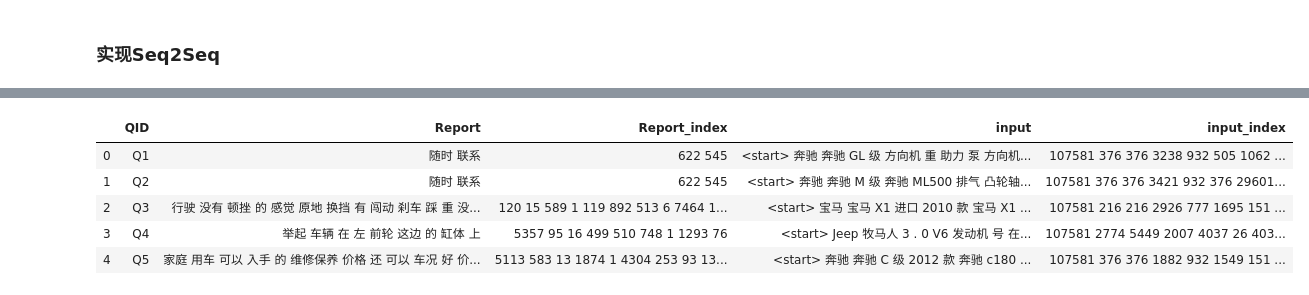
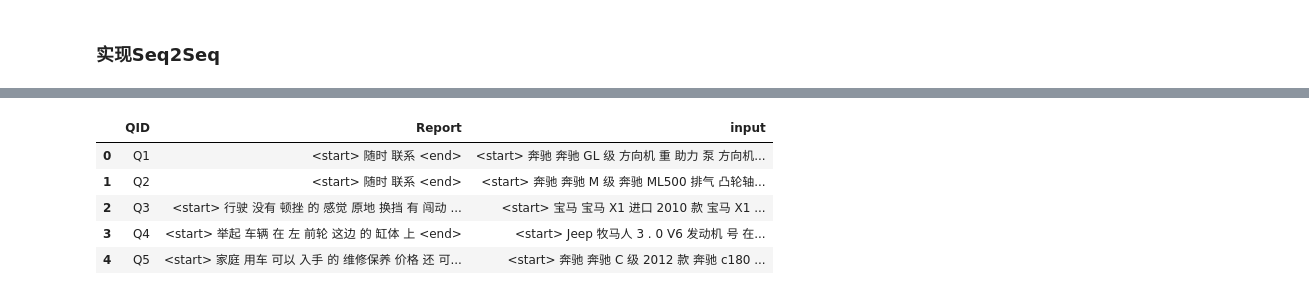
Before and after one commit to leehour/CarDialogSummary, a Jupyter notebook: Project1.ipynb, the cells around one changed output, grey strips where cells are left out. Cells and saved outputs as stored; diff of their text form; code cells hidden in the pictures.

```diff
--- a/Project1.ipynb
+++ b/Project1.ipynb
@@ -4,10 +4,30 @@ import jieba.posseg as pseg
 import pandas as pd
 import numpy as np
 import tensorflow as tf
+import time
+import os
+import re
+import matplotlib.pyplot as plt
+import matplotlib.ticker as ticker
+from gensim.models.fasttext import FastText
 from collections import Counter
 from gensim.models.word2vec import Word2Vec
 from gensim.models import KeyedVectors
 from sklearn.model_selection import train_test_split
+
+%matplotlib inline
+plt.rcParams['figure.figsize'] = (10.0, 8.0)
+plt.rcParams['image.interpolation'] = 'nearest'
+plt.rcParams['image.cmap'] = 'gray'
+
 train_path = "../datasets/AutoMaster_TrainSet.csv"
 test_path = "../datasets/AutoMaster_TestSet.csv"
+
+#切分词之后保存文件
+train_seg_path = '../datasets/train_seg.csv'
+test_seg_path = '../datasets/test_seg.csv'
+
+#合并列之后保存文件
+train_seg_merge_path = '../datasets/train_seg_merge.csv'
+test_seg_merge_path = '../datasets/test_seg_merge.csv'
 # %%
@@ -320,0 +303,3 @@ df_index.head()
+# %%
+data_train_merge = pd.read_csv(train_seg_merge_path)
+data_test_merge = pd.read_csv(test_seg_merge_path)
@@ -336,14 +337,14 @@ import re
 # %%
 #添加<start><end>
-df_index['input'] = df_index['input'].apply(preprocess_word).copy()
-df_index['input_index'] = df_index['input_index'].apply(preprocess_id).copy()
+data_train_merge['input'] = data_train_merge['input'].apply(preprocess_word).copy()
+data_train_merge['Report'] = data_train_merge['Report'].apply(preprocess_word).copy()
 # %%
-df_index.head()
+data_train_merge.head()
 # %% [output]
-|  | QID | Report | Report_index | input | input_index |
-| 0 | Q1 | 随时 联系 | 622 545 | <start> 奔驰 奔驰 GL 级 方向机 重 助力 泵 方向机... | 107581 376 376 3238 932 505 1062 ... |
-| 1 | Q2 | 随时 联系 | 622 545 | <start> 奔驰 奔驰 M 级 奔驰 ML500 排气 凸轮轴... | 107581 376 376 3421 932 376 29601... |
-| 2 | Q3 | 行驶 没有 顿挫 的 感觉 原地 换挡 有 闯动 刹车 踩 重 没... | 120 15 589 1 119 892 513 6 7464 1... | <start> 宝马 宝马 X1 进口 2010 款 宝马 X1 ... | 107581 216 216 2926 777 1695 151 ... |
-| 3 | Q4 | 举起 车辆 在 左 前轮 这边 的 缸体 上 | 5357 95 16 499 510 748 1 1293 76 | <start> Jeep 牧马人 3 . 0 V6 发动机 号 在... | 107581 2774 5449 2007 4037 26 403... |
-| 4 | Q5 | 家庭 用车 可以 入手 的 维修保养 价格 还 可以 车况 好 价... | 5113 583 13 1874 1 4304 253 93 13... | <start> 奔驰 奔驰 C 级 2012 款 奔驰 c180 ... | 107581 376 376 1882 932 1549 151 ... |
+|  | QID | Report | input |
+| 0 | Q1 | <start> 随时 联系 <end> | <start> 奔驰 奔驰 GL 级 方向机 重 助力 泵 方向机... |
+| 1 | Q2 | <start> 随时 联系 <end> | <start> 奔驰 奔驰 M 级 奔驰 ML500 排气 凸轮轴... |
+| 2 | Q3 | <start> 行驶 没有 顿挫 的 感觉 原地 换挡 有 闯动 ... | <start> 宝马 宝马 X1 进口 2010 款 宝马 X1 ... |
+| 3 | Q4 | <start> 举起 车辆 在 左 前轮 这边 的 缸体 上 <end> | <start> Jeep 牧马人 3 . 0 V6 发动机 号 在... |
+| 4 | Q5 | <start> 家庭 用车 可以 入手 的 维修保养 价格 还 可... | <start> 奔驰 奔驰 C 级 2012 款 奔驰 c180 ... |
 # %%
```
Also changed, not shown: parts of 80 cells of this notebook.
